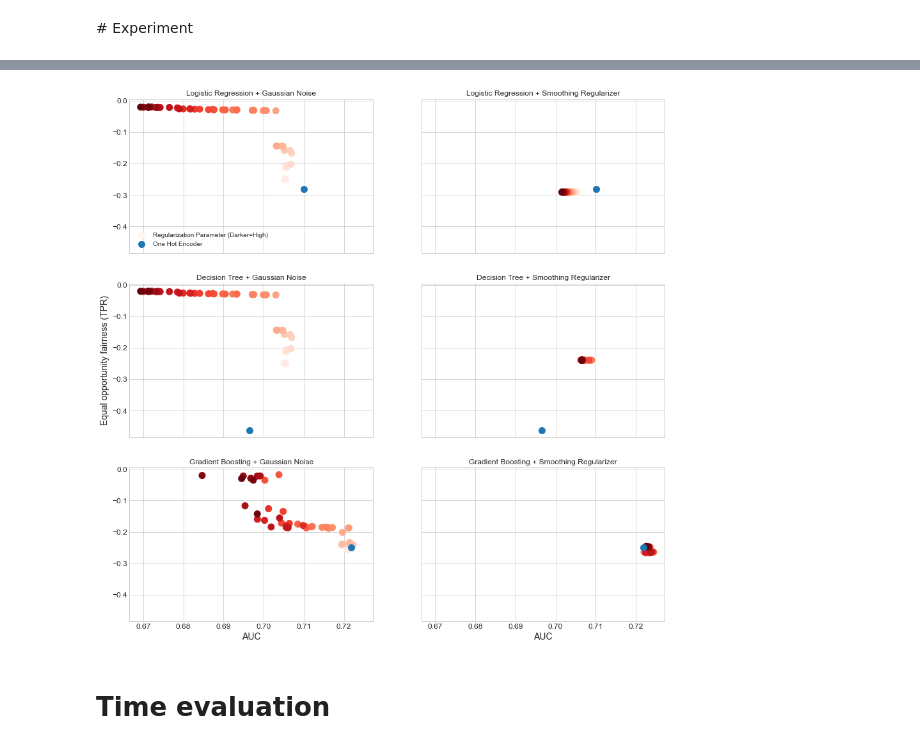
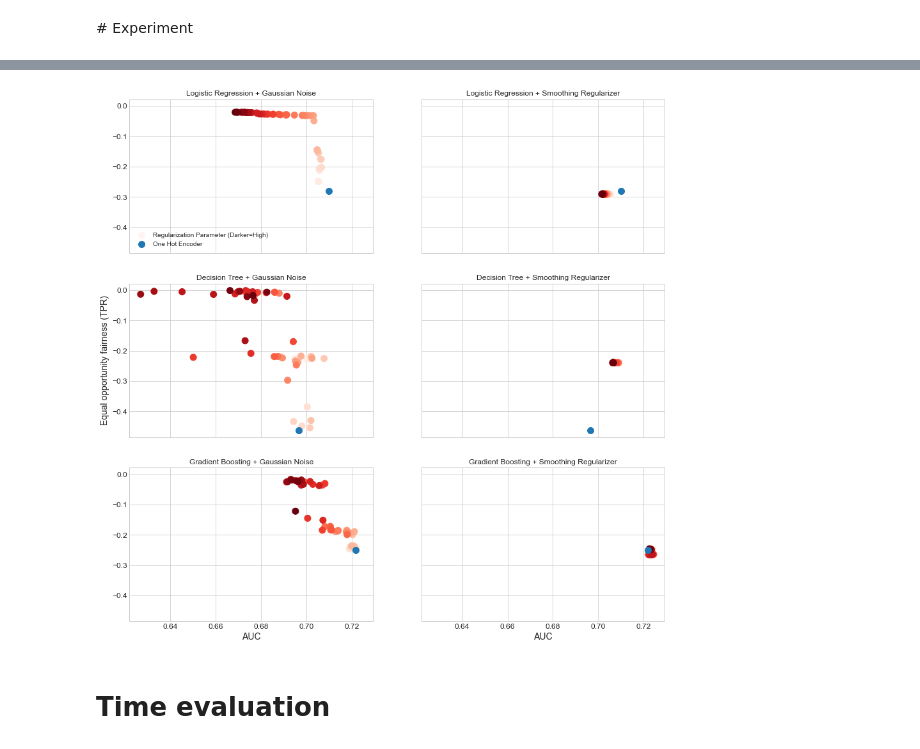
Before and after one commit to cmougan/FairEncoder, a Jupyter notebook: Encoders.ipynb, the cells around one changed output, grey strips where cells are left out. Saved outputs shown, nothing was run; the diff lists cells and outputs as text; code cells hidden in the pictures.

Commit message:
error-dt image + HPC exp LOO hyperparametr

```diff
--- a/Encoders.ipynb
+++ b/Encoders.ipynb
@@ -539,8 +535,8 @@ axs[0, 1].scatter(
 axs[1, 0].set_title("Decision Tree + Gaussian Noise")
 axs[1, 0].set(ylabel="Equal opportunity fairness (TPR)")
 axs[1, 0].scatter(
-    gaus1["auc_tot"].values,
-    gaus1["fairness_metric"].values,
+    gaus2["auc_tot"].values,
+    gaus2["fairness_metric"].values,
     s=100,
     c=gaus2.index.values,
     cmap="Reds",
@@ -567,34 +563,34 @@ axs[1, 1].scatter(
 axs[2, 0].set_title("Gradient Boosting + Gaussian Noise")
 axs[2, 0].set(xlabel="AUC")
 axs[2, 0].scatter(
     gaus3["auc_tot"].values,
     gaus3["fairness_metric"].values,
     s=100,
     c=gaus3.index.values,
     cmap="Reds",
     label="Regularization Parameter (Darker=High)",
 )
 axs[2, 0].scatter(
     y=one_hot3.fairness_metric, x=one_hot3.auc_tot, s=100, label="One Hot Encoder"
 )
 
 axs[2, 1].set_title("Gradient Boosting + Smoothing Regularizer")
 axs[2, 1].set(xlabel="AUC")
 axs[2, 1].scatter(
     smooth3["auc_tot"].values,
     smooth3["fairness_metric"].values,
     s=100,
     c=smooth3.index.values,
     cmap="Reds",
     label="Regularization Parameter (Darker=High)",
 )
 axs[2, 1].scatter(
     y=one_hot3.fairness_metric, x=one_hot3.auc_tot, s=100, label="One Hot Encoder"
 )
 fig.savefig('images/encCompa1image.eps',format='eps')
 fig.show()
 # %% [output]
-[figure, old version]
+[figure, new version]
 # %% [markdown]
 # Time evaluation
 # %% [markdown]
```
Also changed, not shown: parts of 5 cells of this notebook, 1 other file.
